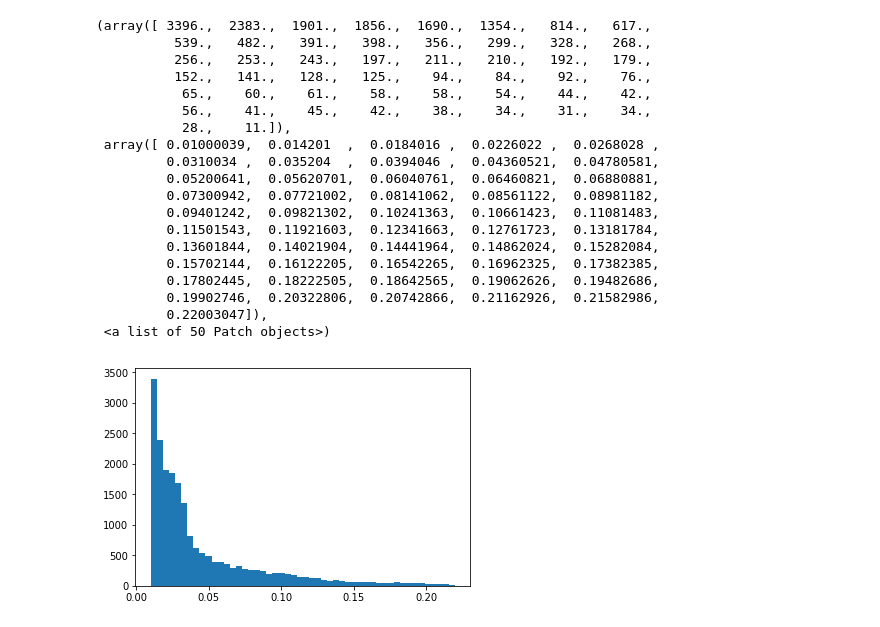
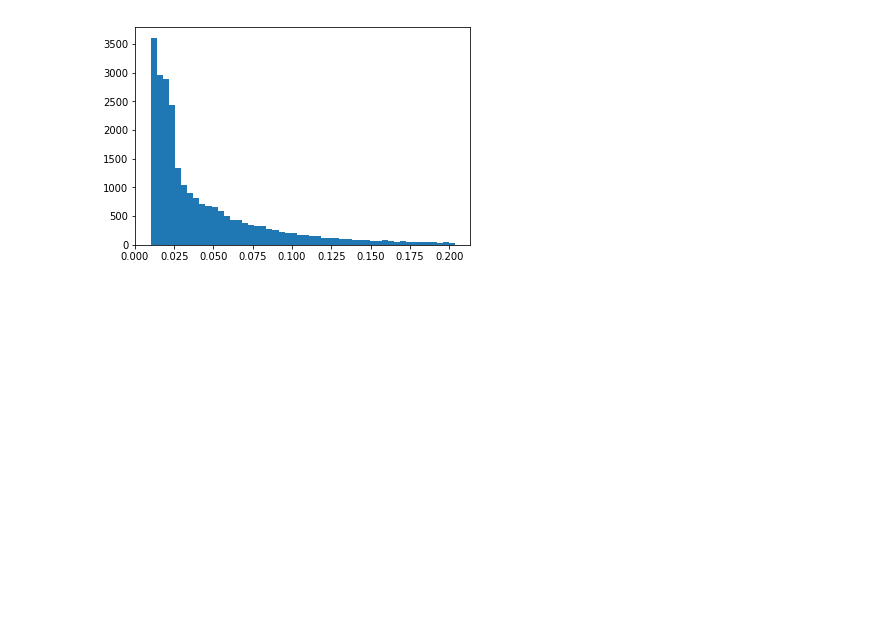
Before and after one commit to efskmn/StellarPopulations, a Jupyter notebook: make_PCA_from_histograms.ipynb, the cells around one changed output. Saved outputs shown, nothing was run; the diff lists cells and outputs as text; code cells hidden in the pictures; blank space fills up the shorter version.

Commit message:
Plots in loops, enlarged plot fonts

```diff
--- a/make_PCA_from_histograms.ipynb
+++ b/make_PCA_from_histograms.ipynb
@@ -17,6 +17,6 @@ pointings_avg = H_dict["pointings_avg"]
 # %%
 bin_number = int(np.sqrt(H_array.shape[1]))
 # %%
-pca = PCA(n_components=5, whiten=False)
+pca = PCA(n_components=10, whiten=False)
 pca.fit(H_array)
 # %% [output]
@@ -81,25 +91,6 @@ plt.savefig("galactic_l_b_second.png")
 # %%
 stddev = H_array.std(axis=0)
 stddev = stddev[stddev>0.01]
-plt.hist(stddev, bins=50)
+xedges, yedges, patch = plt.hist(stddev, bins=50)
 # %% [output]
-(array([ 3396.,  2383.,  1901.,  1856.,  1690.,  1354.,   814.,   617.,
-          539.,   482.,   391.,   398.,   356.,   299.,   328.,   268.,
-          256.,   253.,   243.,   197.,   211.,   210.,   192.,   179.,
-          152.,   141.,   128.,   125.,    94.,    84.,    92.,    76.,
-           65.,    60.,    61.,    58.,    58.,    54.,    44.,    42.,
-           56.,    41.,    45.,    42.,    38.,    34.,    31.,    34.,
-           28.,    11.]),
- array([ 0.01000039,  0.014201  ,  0.0184016 ,  0.0226022 ,  0.0268028 ,
-         0.0310034 ,  0.035204  ,  0.0394046 ,  0.04360521,  0.04780581,
-         0.05200641,  0.05620701,  0.06040761,  0.06460821,  0.06880881,
-         0.07300942,  0.07721002,  0.08141062,  0.08561122,  0.08981182,
-         0.09401242,  0.09821302,  0.10241363,  0.10661423,  0.11081483,
-         0.11501543,  0.11921603,  0.12341663,  0.12761723,  0.13181784,
-         0.13601844,  0.14021904,  0.14441964,  0.14862024,  0.15282084,
-         0.15702144,  0.16122205,  0.16542265,  0.16962325,  0.17382385,
-         0.17802445,  0.18222505,  0.18642565,  0.19062626,  0.19482686,
-         0.19902746,  0.20322806,  0.20742866,  0.21162926,  0.21582986,
-         0.22003047]),
- <a list of 50 Patch objects>)
-[figure, old version]
+[figure, new version]
```
Also changed, not shown: parts of 11 cells of this notebook.
